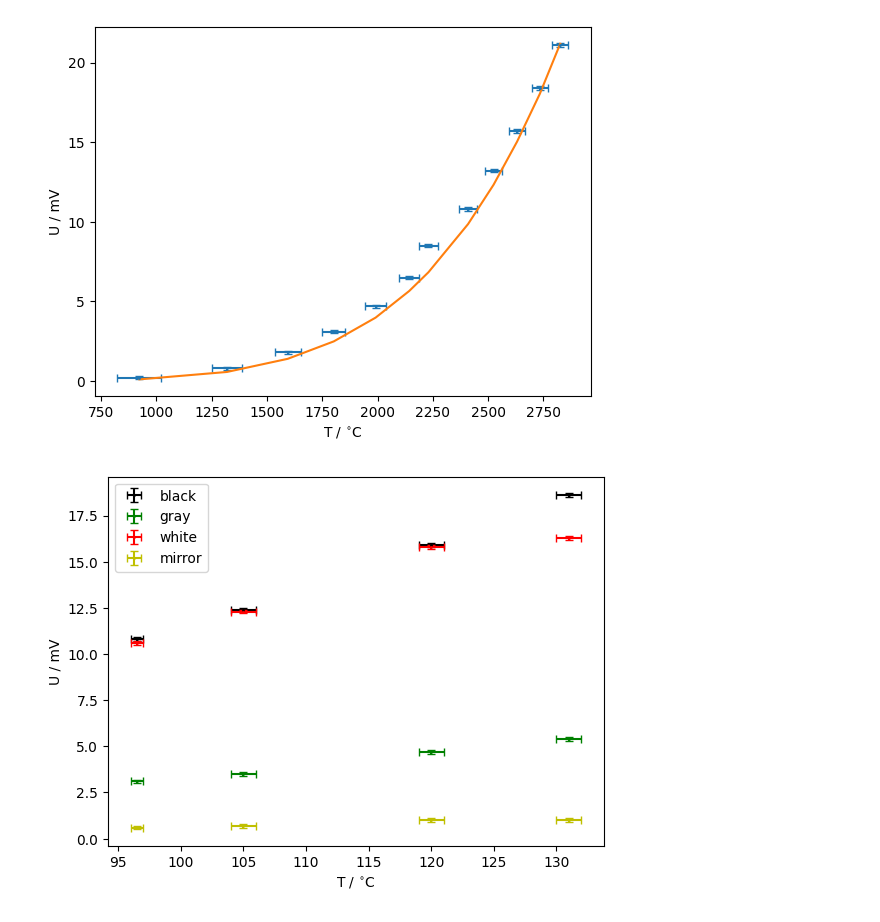
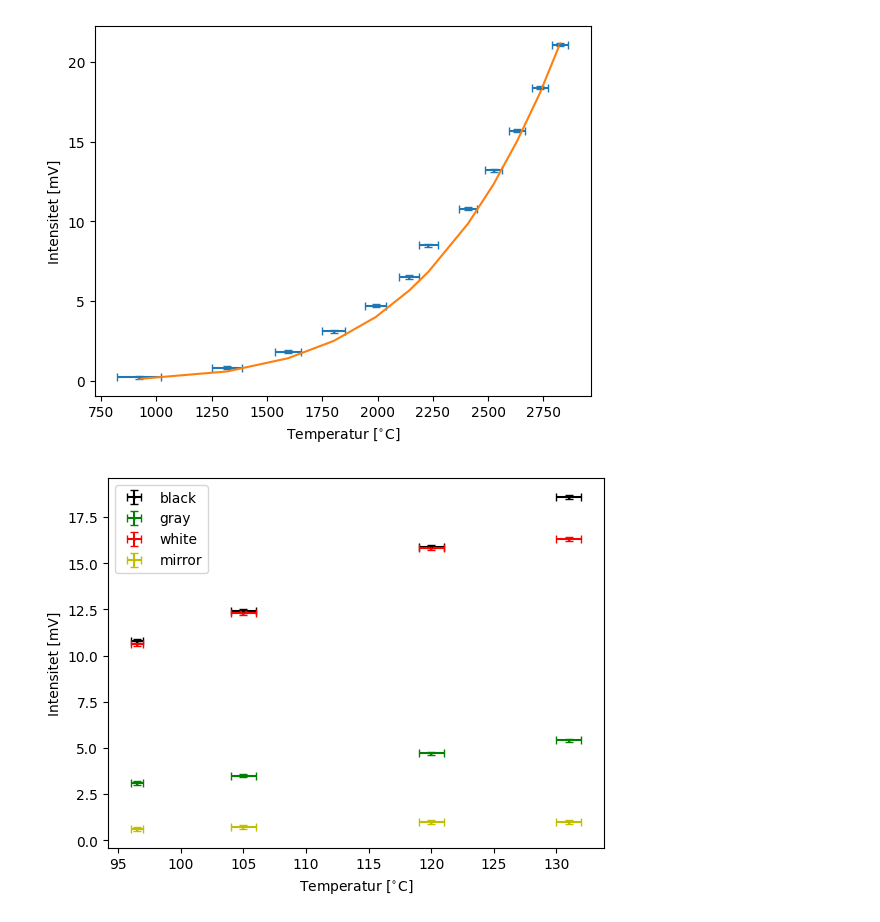
Before and after one commit to Joliv3r/Lab_Varmestraaling, a Jupyter notebook: code/data.ipynb, the cells around one changed output. Saved outputs shown, nothing was run; the diff lists cells and outputs as text; code cells hidden in the pictures.

```diff
--- a/code/data.ipynb
+++ b/code/data.ipynb
@@ -49,21 +49,21 @@ def dtemp(U, I):
 # %%
 data = np.loadtxt('SB_lamp.csv', delimiter=',', dtype=float, skiprows=1)
 
 mV = [k[2] for k in data]
 dV = 0.1
 T = [temp(k[1], k[0]) for k in data]
 I = [4e-4*k[3]**4 for k in data]
 
 dT = [dtemp(k[1], k[2]) for k in data]
 
 plt.errorbar(T, mV, fmt='o', xerr=dT, yerr=dV, capsize=3, markersize=1)
 plt.plot(T, I)
-plt.xlabel('T / $^{\circ}$C')
-plt.ylabel('U / mV')
+plt.xlabel('Temperatur [$^{\circ}$C]')
+plt.ylabel('Intensitet [mV]')
 plt.savefig('SB_lamp.pdf')
 plt.show()
 # %% [output]
-[figure, old version]
+[figure, new version]
 # %%
 data = np.loadtxt('LC.csv', delimiter=',', dtype=float, skiprows=1)
 
@@ -76,10 +76,10 @@ for i, color, col in zip(range(4), ['black', 'gray', 'white', 'mirror'], ['k', '
     # plt.plot(x, x**4 * sum([data[k][i]/T[k]**4 for k in range(4)])/4, col)
 
 
-plt.xlabel('T / $^{\circ}$C')
-plt.ylabel('U / mV')
+plt.xlabel('Temperatur [$^{\circ}$C]')
+plt.ylabel('Intensitet [mV]')
 plt.legend()
 plt.savefig('LC.pdf')
 plt.show()
 # %% [output]
-[figure, old version]
+[figure, new version]
```
Also changed, not shown: 4 other files.
